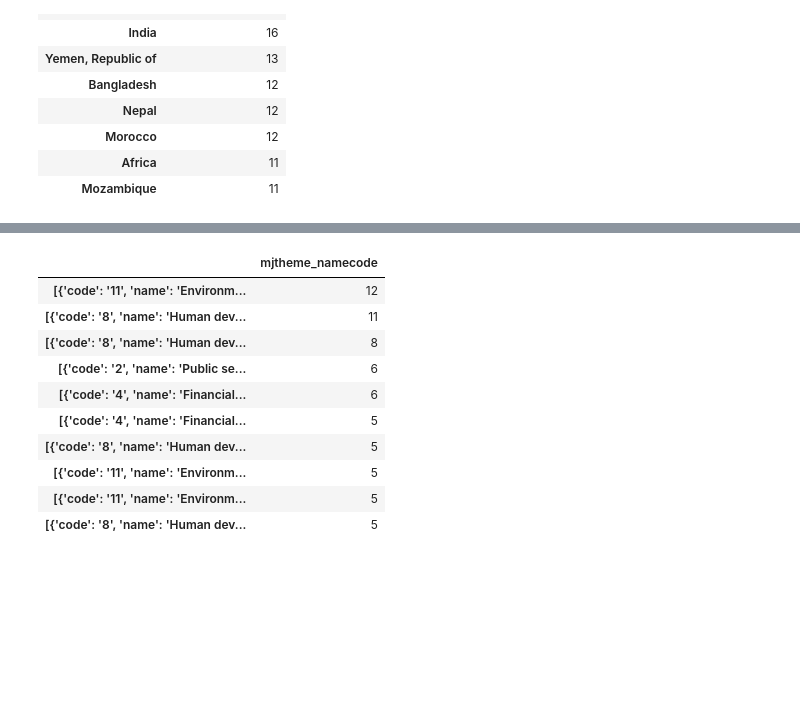
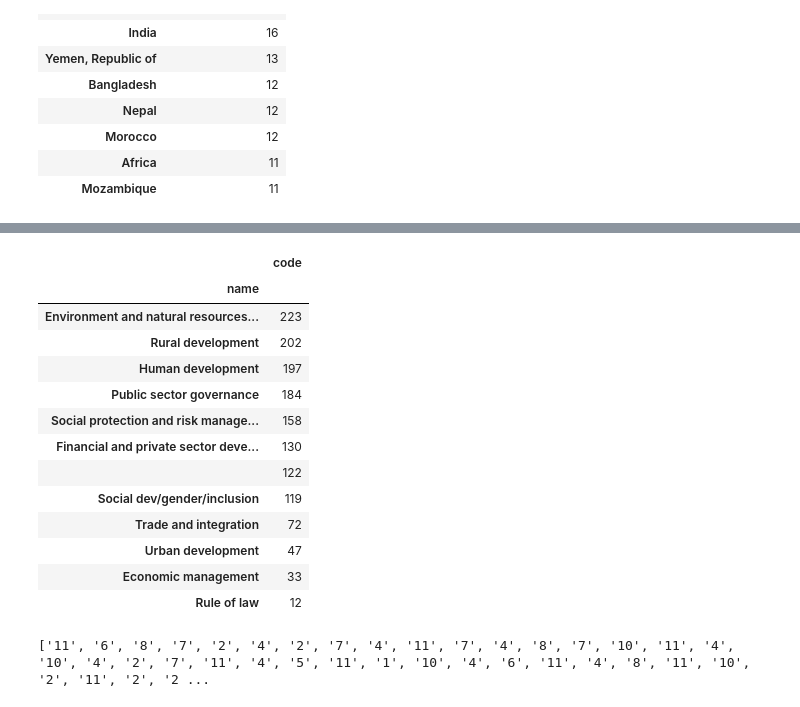
Before and after one commit to digitalminimal/Other_data_types_exercise, a Jupyter notebook: JSON_exercise.ipynb, the cells around one changed output, grey strips where cells are left out. Saved outputs shown, nothing was run; the diff lists cells and outputs as text; code cells hidden in the pictures; blank space fills up the shorter version.

```diff
--- a/JSON_exercise.ipynb
+++ b/JSON_exercise.ipynb
@@ -79,8 +82,15 @@ country.head(10)
 | Africa | 11 |
 | Mozambique | 11 |
 # %%
-a=thejason['sector'].value_counts()
-sector=pd.DataFrame(a)
-sector=pd.DataFrame(sector)
-sector.head(10)
+
+with open('world_bank_projects.json') as f:
+    thejason = json.load(f)
+json_normalize(data=thejason, record_path='mjtheme_namecode').groupby("name").count().sort_values(by=["code"], ascending=False)
+
+
+
+# a=thejason['sector'].value_counts()
+# sector=pd.DataFrame(a)
+# sector=pd.DataFrame(sector)
+# sector.head(10)
 # %% [output]
@@ -98,18 +111,21 @@ sector.head(10)
 # %%
 # 3. Find the top 10 major project themes (using column 'mjtheme_namecode')
-a=thejason['mjtheme_namecode'].value_counts()
-ptheme=pd.DataFrame(a)
-ptheme=pd.DataFrame(ptheme)
-ptheme.head(10)
+
+with open('world_bank_projects.json') as f:
+    thejason = json.load(f)
+json_normalize(data=thejason, record_path='mjtheme_namecode').groupby("name").count().sort_values(by=["code"], ascending=False)
 # %% [output]
-|  | mjtheme_namecode |
-| [{'code': '11', 'name': 'Environm... | 12 |
-| [{'code': '8', 'name': 'Human dev... | 11 |
-| [{'code': '8', 'name': 'Human dev... | 8 |
-| [{'code': '2', 'name': 'Public se... | 6 |
-| [{'code': '4', 'name': 'Financial... | 6 |
-| [{'code': '4', 'name': 'Financial... | 5 |
-| [{'code': '8', 'name': 'Human dev... | 5 |
-| [{'code': '11', 'name': 'Environm... | 5 |
-| [{'code': '11', 'name': 'Environm... | 5 |
-| [{'code': '8', 'name': 'Human dev... | 5 |
+|  | code |
+| name |  |
+| Environment and natural resources... | 223 |
+| Rural development | 202 |
+| Human development | 197 |
+| Public sector governance | 184 |
+| Social protection and risk manage... | 158 |
+| Financial and private sector deve... | 130 |
+|  | 122 |
+| Social dev/gender/inclusion | 119 |
+| Trade and integration | 72 |
+| Urban development | 47 |
+| Economic management | 33 |
+| Rule of law | 12 |
@@ -117,0 +132,26 @@ ptheme.head(10)
+# %%
+#4. In 3. above you will notice that some entries have only the code and the name is missing. Create a dataframe with the missing names filled in.
+
+with open('world_bank_projects.json') as f:
+    thejason = json.load(f)
+
+a = json_normalize(data=thejason, record_path='mjtheme_namecode')
+b=a[a["name"]==""]
+#print(a[a["code"]=='11'])
+b["code"]
+thelist=b["code"].values.tolist()
+print(thelist)
+
+c=a[a["code"].isin(thelist)]
+d=c[c["name"]!=''].drop_duplicates()
+
+
+# a.loc[(a.name == ''), 'name'] = 'empty' # loc is row , columns
+dict_4 = {1:"Economic management", 2:"Economic management", 3:"Rule of law", 4:"Financial and private sector development",
+          5:"Trade and integration", 6:"Social protection and risk management", 7: "Social dev/gender/inclusion", 8: "Human development",
+          9:"Urban development",10:"Rural development", 11:"Environment and natural resources management"
+         }
+
+a['name'] = a['code'].apply(lambda x:dict_4.get(int(x)))
+# %% [output]
+['11', '6', '8', '7', '2', '4', '2', '7', '4', '11', '7', '4', '8', '7', '10', '11', '4', '10', '4', '2', '7', '11', '4', '5', '11', '1', '10', '4', '6', '11', '4', '8', '11', '10', '2', '11', '2', '2 ...
```
Also changed, not shown: parts of 4 cells of this notebook, 7 other files.
